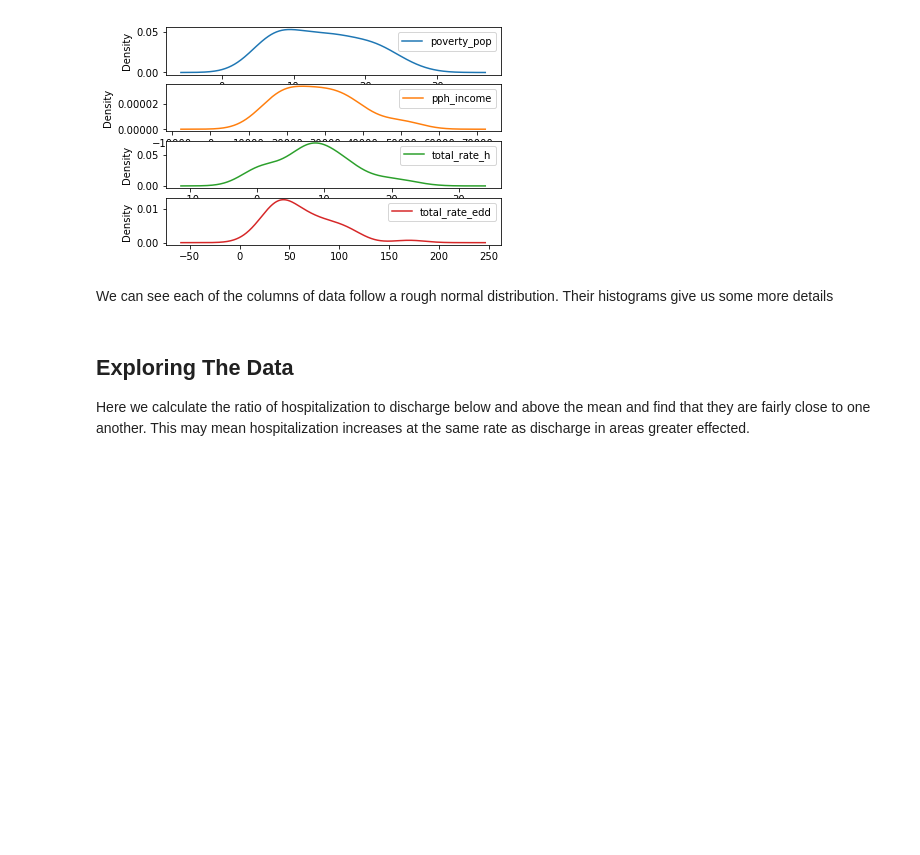
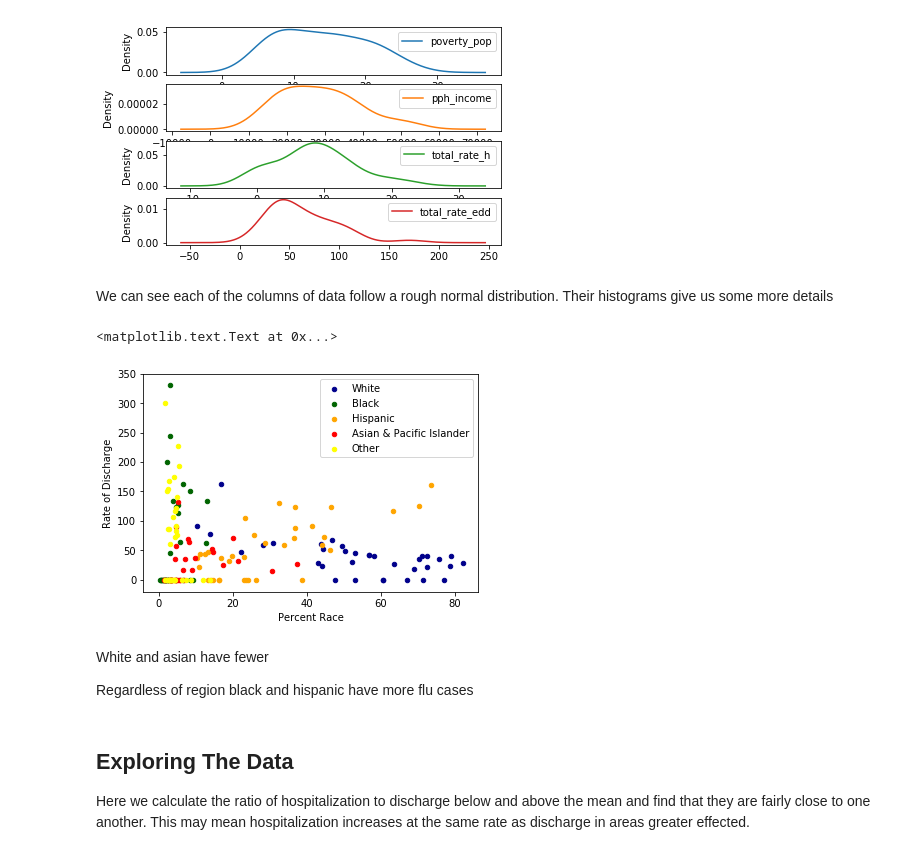
Before and after one commit to TomDonoghue/Pr_052, a Jupyter notebook: FinalProject.ipynb, the cells around one changed output. Drawn from its saved outputs; the diff is of its cells as text; code cells hidden in the pictures; blank space fills up the shorter version.

```diff
--- a/FinalProject.ipynb
+++ b/FinalProject.ipynb
@@ -83,6 +85,10 @@ df_poverty.fillna(value=0,inplace=True)
 # Drop unnecessary columns in hospital and discharge dataframe
 df_h.drop(['CONDITION', 'OUTCOME'], axis=1, inplace=True)
 df_edd.drop(['CONDITION', 'OUTCOME'], axis=1, inplace=True)
+df_sd.drop([0,4,16,24,30,41,47], inplace=True)
+# %%
+df_edd_race = df_edd[['Geography','Total_Rate','RegionName', 'White_Rate', 'Black_Rate', 'Hispanic_Rate',
+                       'Asian_Pacific_Islander_Rate', 'Other_Race_Ethnicity_Rate']]
 # %%
 # Drop unnecessary columns in poverty dataframe
 df_p = df_poverty.drop(['Families below poverty level','Families with children under 18 years below poverty level'], axis=1)
@@ -92,14 +98,19 @@ df_median_income.drop(['median_household_income', 'persons_per_household'], axis
 df_median_income = df_median_income[df_median_income['Geography'] != 'San Diego County']
 # %%
 # Create Dataframe with needed columns
+sd_df = df_sd[['Geography','% Hispanic', '% White','%Black ','% API', '% Other']]
 df_h = df_h[['YEAR', 'Geography', 'RegionName', 'Total_Rate']]
 df_edd = df_edd[['YEAR', 'Geography', 'RegionName', 'Total_Rate']]
+edd_race_mean = df_edd_race
+
 
 # Group the Geographies to get the average rate over all 4 years (for mean)
 df_h_mean = df_h.drop('YEAR', axis=1)
 df_edd_mean = df_edd.drop('YEAR', axis=1)
 df_h_mean = df_h_mean.groupby(['Geography', 'RegionName'], as_index=False).mean()
 df_edd_mean = df_edd_mean.groupby(['Geography', 'RegionName'], as_index=False).mean()
+edd_race_mean = edd_race_mean.groupby(['Geography'], as_index=False).mean()
+sd_df = sd_df.groupby(['Geography'], as_index=False).mean()
 
 # Drop regions which are only the total of other regions (repetitive)
 df_h_mean.drop([3, 9, 25, 26, 27, 36, 41], axis = 0, inplace=True)
@@ -108,6 +119,10 @@ df_edd_mean.drop([3, 9, 25, 26, 27, 36, 41], axis=0, inplace=True)
 df_edd_mean = df_edd_mean.reset_index(drop=True)
 df_p_mean = df_p.drop([0, 4, 16, 24, 30, 41], axis = 0)
 df_p_mean = df_p_mean.reset_index(drop = True)
+edd_race_mean.drop([3, 9, 25, 26, 27, 36, 41], axis=0, inplace=True)
+edd_race_mean = edd_race_mean.reset_index(drop=True)
+sd_df.drop([0,4,16,24,30])
+sd_df = sd_df.reset_index(drop=True)
 # %% [markdown]
 Further organize data:
 
@@ -259,6 +274,40 @@ plt.show()
 [figure]
 # %% [markdown]
 We can see each of the columns of data follow a rough normal distribution. Their histograms give us some more details
+# %%
+dfs = pd.merge(edd_race_mean, sd_df, on='Geography')
+dfs.drop([32,20,2], inplace=True)
+# %%
+dfs.rename(columns={'Total_Rate' : 'FluCase', 'White_Rate' : 'White',
+                            'Black_Rate' : 'Black', 'Hispanic_Rate' : 'Hispanic',
+                            'Asian_Pacific_Islander_Rate' : 'Asian', 'Other_Race_Ethnicity_Rate' :'Other'}, inplace=True)
+
+
+ax = dfs.plot(kind='scatter', x='% White', y='White',
+              color='DarkBlue', label='White');
+
+dfs.plot(kind='scatter', x='%Black ', y='Black',
+                  color='DarkGreen', label='Black', ax=ax);
+
+dfs.plot(kind='scatter', x='% Hispanic', y='Hispanic',
+                 color='Orange', label='Hispanic', ax=ax);
+
+dfs.plot(kind='scatter', x='% API', y='Asian',
+                 color='Red', label='Asian & Pacific Islander', ax=ax);
+
+dfs.plot(kind='scatter', x='% Other', y='Other',
+                 color='Yellow', label='Other', ax=ax);
+
+
+plt.xlabel('Percent Race')
+plt.ylabel('Rate of Discharge')
+# %% [output]
+<matplotlib.text.Text at 0x...>
+[figure, added]
+# %% [markdown]
+White and asian have fewer
+
+Regardless of region black and hispanic have more flu cases
 # %% [markdown]
 ## Exploring The Data
 
```
Also changed, not shown: parts of 2 cells of this notebook.
